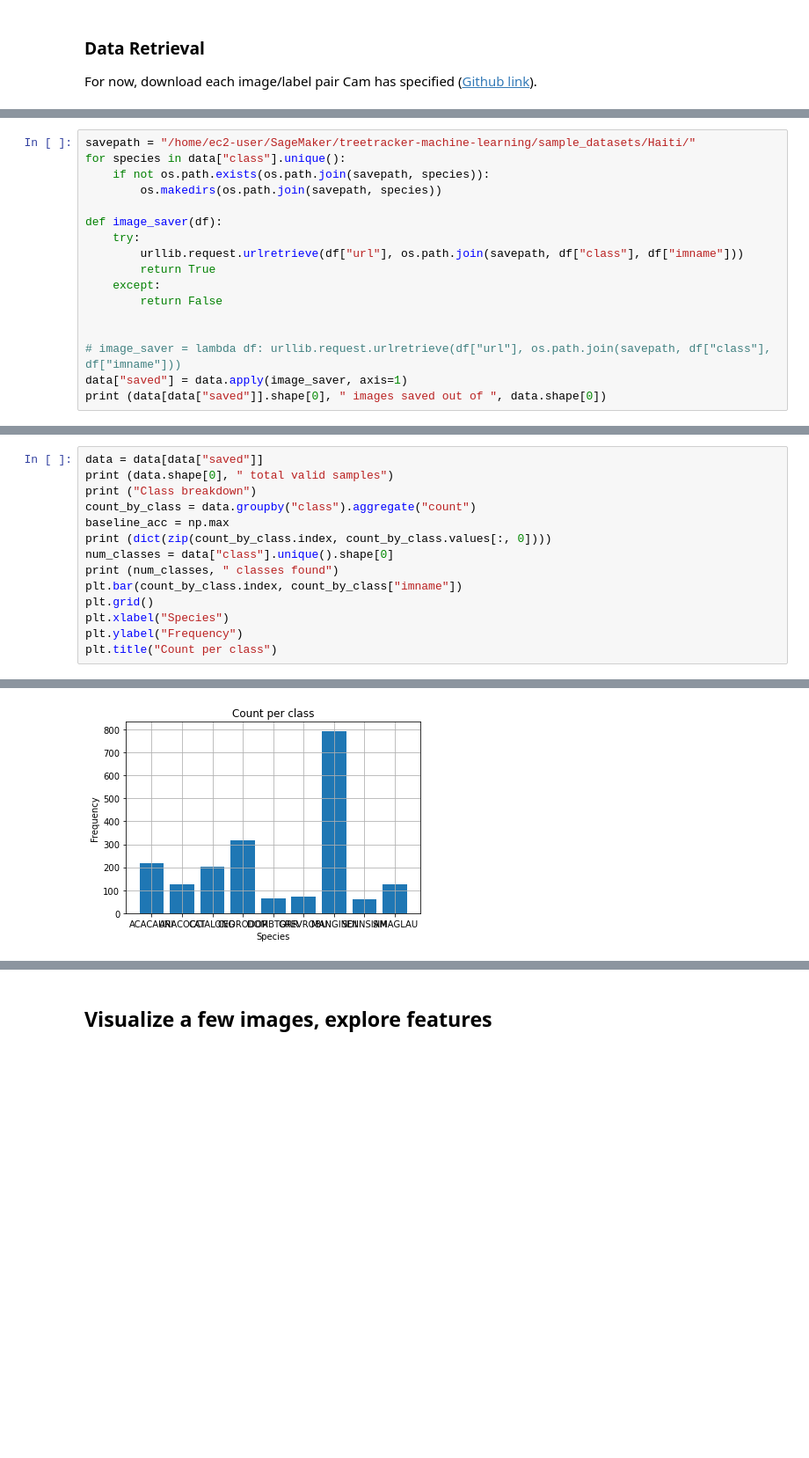
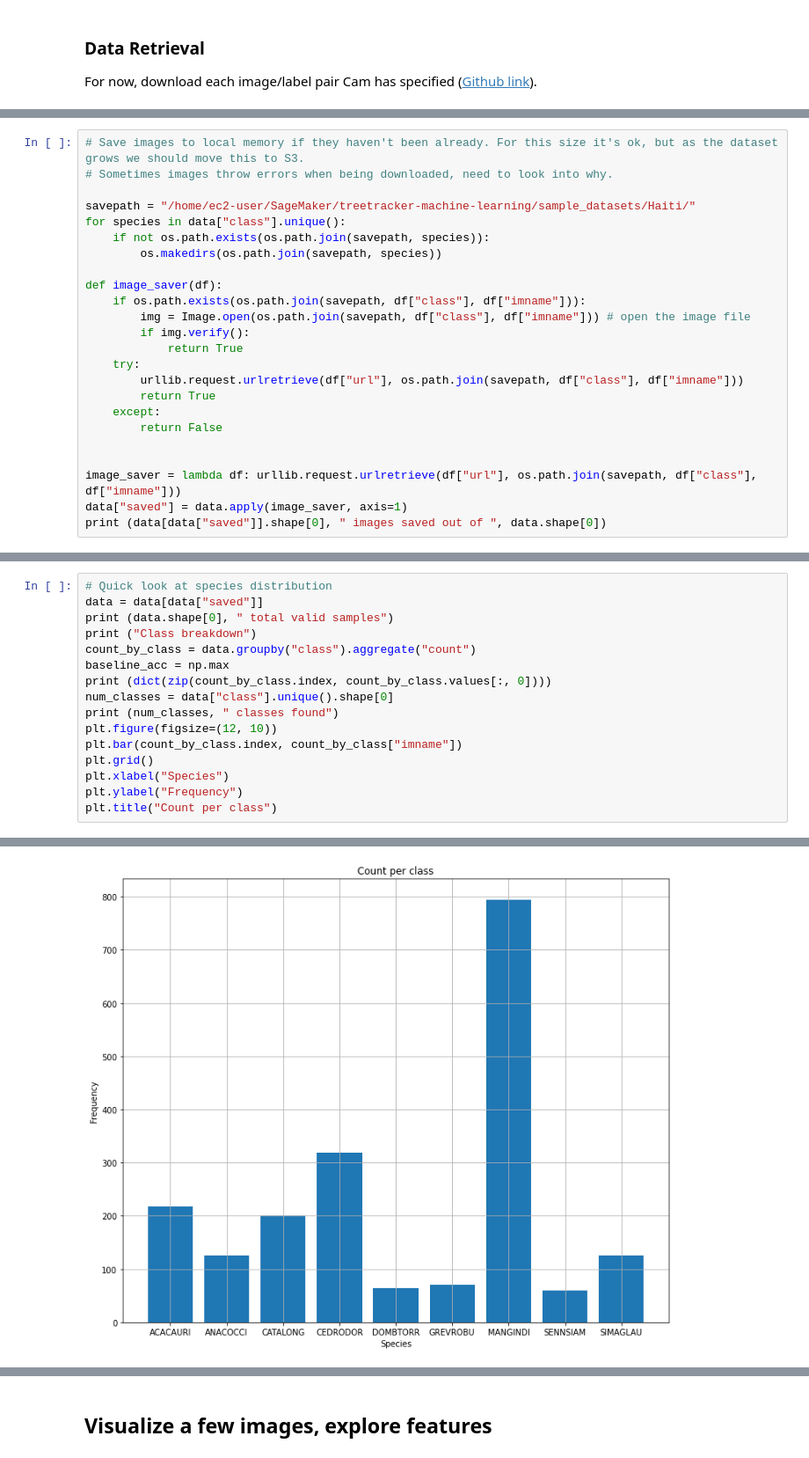
Before and after one commit to Greenstand/treetracker-machine-learning, a Jupyter notebook: species_classification/small_inception.ipynb, the cells around one changed output, grey strips where cells are left out. Shown at 88% size. Drawn from its saved outputs; the diff is of its cells as text; blank space fills up the shorter version.

```diff
--- a/species_classification/small_inception.ipynb
+++ b/species_classification/small_inception.ipynb
@@ -63,12 +68,19 @@ Successfully downloaded training set
 | 3 | ACACAURI | 2020.11.29.12.47.48_18.2901901798... | https://treetracker-production-im... |
 | 4 | ACACAURI | 2020.11.29.12.48.33_18.2901848154... | https://treetracker-production-im... |
 # %%
+# Save images to local memory if they haven't been already. For this size it's ok, but as the dataset grows we should move this to S3.
+# Sometimes images throw errors when being downloaded, need to look into why.
+
 savepath = "/home/ec2-user/SageMaker/treetracker-machine-learning/sample_datasets/Haiti/"
 for species in data["class"].unique():
     if not os.path.exists(os.path.join(savepath, species)):
         os.makedirs(os.path.join(savepath, species))
 
 def image_saver(df):
+    if os.path.exists(os.path.join(savepath, df["class"], df["imname"])):
+        img = Image.open(os.path.join(savepath, df["class"], df["imname"])) # open the image file
+        if img.verify():
+            return True
     try:
         urllib.request.urlretrieve(df["url"], os.path.join(savepath, df["class"], df["imname"]))
         return True
@@ -76,7 +88,7 @@ def image_saver(df):
         return False
 
 
-# image_saver = lambda df: urllib.request.urlretrieve(df["url"], os.path.join(savepath, df["class"], df["imname"]))
+image_saver = lambda df: urllib.request.urlretrieve(df["url"], os.path.join(savepath, df["class"], df["imname"]))
 data["saved"] = data.apply(image_saver, axis=1)
 print (data[data["saved"]].shape[0], " images saved out of ", data.shape[0])
 # %% [output]
@@ -84,24 +96,26 @@ print (data[data["saved"]].shape[0], " images saved out of ", data.shape[0])
 # %%
+# Quick look at species distribution
 data = data[data["saved"]]
 print (data.shape[0], " total valid samples")
 print ("Class breakdown")
 count_by_class = data.groupby("class").aggregate("count")
 baseline_acc = np.max
 print (dict(zip(count_by_class.index, count_by_class.values[:, 0])))
 num_classes = data["class"].unique().shape[0]
 print (num_classes, " classes found")
+plt.figure(figsize=(12, 10))
 plt.bar(count_by_class.index, count_by_class["imname"])
 plt.grid()
 plt.xlabel("Species")
 plt.ylabel("Frequency")
 plt.title("Count per class")
 # %% [output]
 1976  total valid samples
 Class breakdown
 {'ACACAURI': 217, 'ANACOCCI': 125, 'CATALONG': 201, 'CEDRODOR': 318, 'DOMBTORR': 64, 'GREVROBU': 71, 'MANGINDI': 794, 'SENNSIAM': 60, 'SIMAGLAU': 126}
 9  classes found
 Text(0.5, 1.0, 'Count per class')
-[figure, old version]
+[figure, new version]
 # %%
 arrs = []
 labels = []
```
Also changed, not shown: parts of 17 cells of this notebook.
